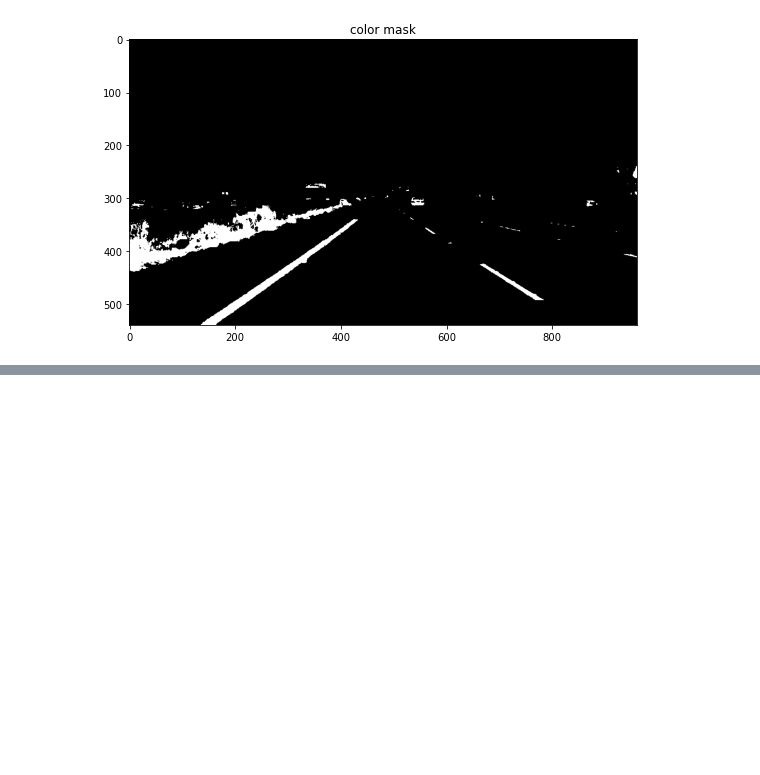
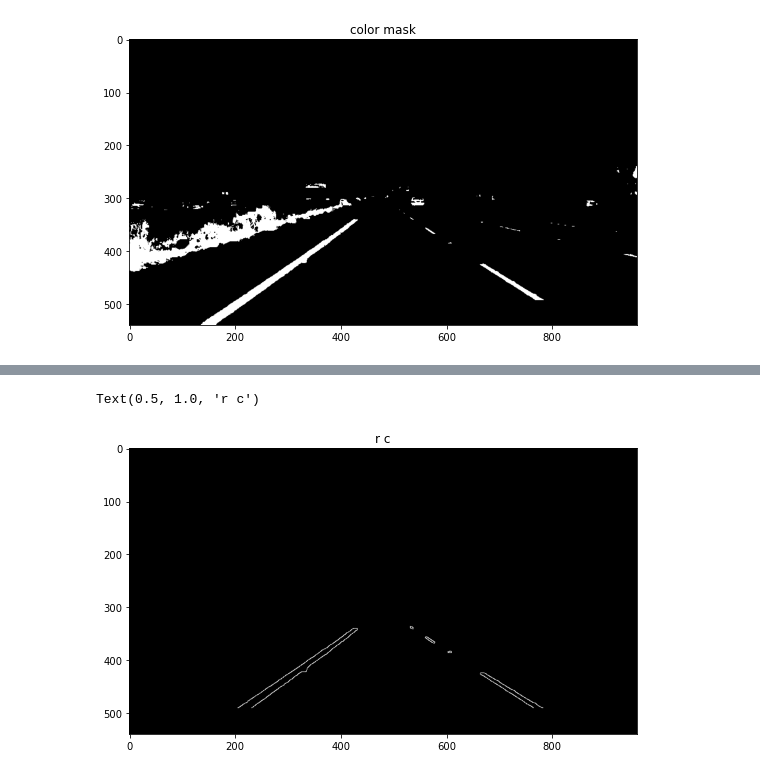
Before and after one commit to karthikeyanrathore/Lane-Line-Detection, a Jupyter notebook: Yellow Lane (PrePro).ipynb, the cells around one changed output, grey strips where cells are left out. Cells and saved outputs as stored; diff of their text form; code cells hidden in the pictures; blank space fills up the shorter version.

```diff
--- a/Yellow Lane (PrePro).ipynb
+++ b/Yellow Lane (PrePro).ipynb
@@ -48,0 +67,27 @@ blur = cv2.GaussianBlur(color_mask, (5,5), 0)
+# %%
+import numpy as np
+def roi(img , vec):
+    mask = np.zeros_like(img)
+    if len(img.shape) == 3:
+        mc = (255,) * img.shape[2]
+    else:
+        mc = 255
+    cv2.fillPoly(mask, vec, mc)
+    masked = cv2.bitwise_and(img, mask)
+    return masked
+# %%
+height, width = img.shape[0:2]
+imshape = img.shape
+x_dim = np.shape(img)[1]
+y_dim = np.shape(img)[0]
+vertices = np.array([[(10,y_dim-50),(x_dim-10,y_dim-50),(x_dim/2+40,y_dim/1.65),(x_dim/2-40,y_dim/1.65)]],
+                  dtype = np.int32)
+rc = roi(cc, vertices)
+# %%
+plt.figure(figsize=(20,20))
+plt.subplot(1,2,1)
+plt.imshow(rc, cmap="gray")
+plt.title("r c")
+# %% [output]
+Text(0.5, 1.0, 'r c')
+[figure, added]
```
Also changed, not shown: parts of 7 cells of this notebook, 1 other file.
